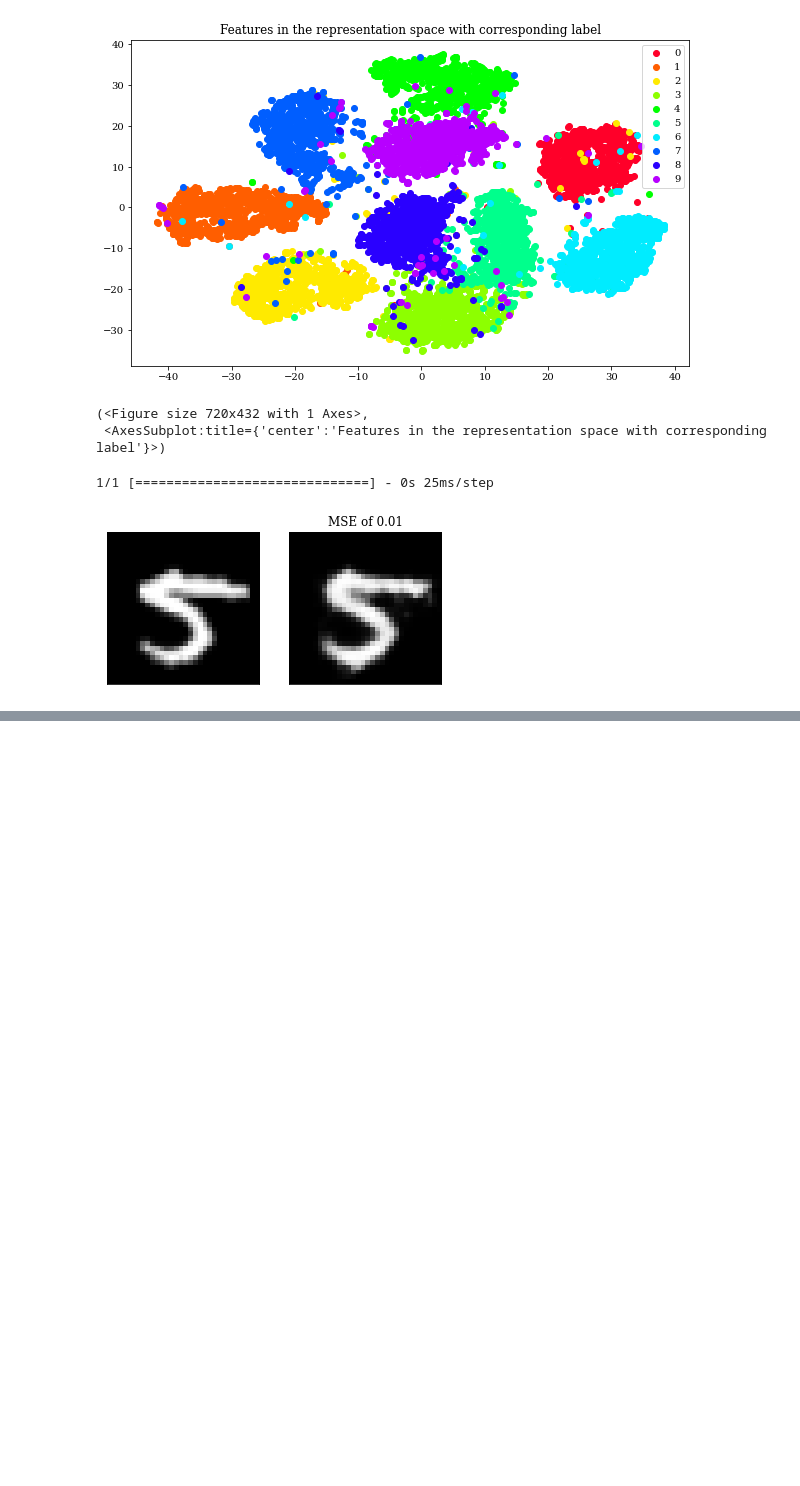
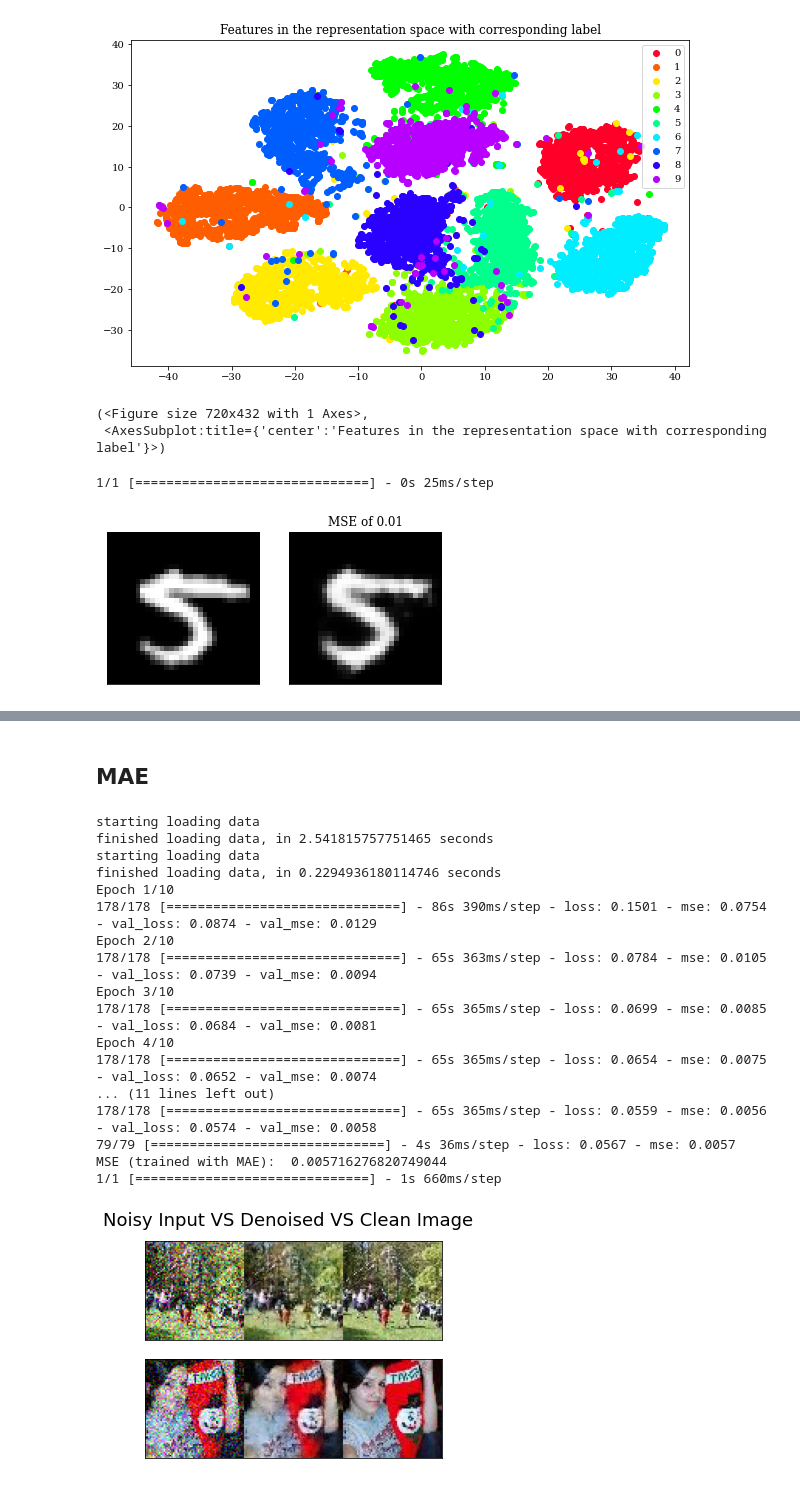
Before and after one commit to limited-fion/deep-learning-cw, a Jupyter notebook: 06_cw.ipynb, the cells around one changed output, grey strips where cells are left out. Drawn from its saved outputs; the diff is of its cells as text; code cells hidden in the pictures; blank space fills up the shorter version.

```diff
--- a/06_cw.ipynb
+++ b/06_cw.ipynb
@@ -645,0 +799,55 @@ plot_recons_original(np.expand_dims(x_test_32[ind],0), y_test[ind], conv_autoenc
+# %% [markdown]
+## MAE
+# %%
+def mae(true_values, predicted_values):
+    return K.mean(K.abs(predicted_values - true_values), axis=-1)
+
+x_train = get_data(get_id_dictionary(), 'train')
+x_test = get_data(get_id_dictionary(), 'test')
+
+# Add noise
+x_train_noise = x_train + np.random.normal(size = x_train.shape, scale = 0.2)
+x_test_noise = x_test + np.random.normal(size = x_test.shape, scale = 0.2)
+
+model = UNet_model()
+model.compile(optimizer = Adam(lr=1e-4), loss = mae, metrics = ['mse'])
+model.fit(x_train_noise, x_train, batch_size=128, epochs=10, validation_split=0.1)
+
+_, mse = model.evaluate(x_test_noise, x_test)
+print('MSE (trained with MAE): ', mse)
+
+idx_example = np.random.randint(0, len(x_test_noise))
+x_test_denoised = model.predict(x_test_noise[idx_example:idx_example+2, ...])
+
+N=2
+start_val = 0
+fig, axes = plt.subplots(N,1)
+plt.suptitle('Noisy Input VS Denoised VS Clean Image', fontsize=18)
+for row in range(N):
+  for col in range(1):
+    idx = start_val+row+N*col
+
+    im = np.concatenate((x_test_noise[idx_example+idx], x_test_denoised[idx], x_test[idx_example+idx]), 1)
+    im = cv2.cvtColor(im.astype(np.float32), cv2.COLOR_BGR2RGB)
+    axes[row].imshow(np.clip(im, 0, 1))
+    axes[row].set_xticks([])
+    axes[row].set_yticks([])
+# %% [output]
+starting loading data
+finished loading data, in 2.541815757751465 seconds
+starting loading data
+finished loading data, in 0.2294936180114746 seconds
+Epoch 1/10
+178/178 [==============================] - 86s 390ms/step - loss: 0.1501 - mse: 0.0754 - val_loss: 0.0874 - val_mse: 0.0129
+Epoch 2/10
+178/178 [==============================] - 65s 363ms/step - loss: 0.0784 - mse: 0.0105 - val_loss: 0.0739 - val_mse: 0.0094
+Epoch 3/10
+178/178 [==============================] - 65s 365ms/step - loss: 0.0699 - mse: 0.0085 - val_loss: 0.0684 - val_mse: 0.0081
+Epoch 4/10
+178/178 [==============================] - 65s 365ms/step - loss: 0.0654 - mse: 0.0075 - val_loss: 0.0652 - val_mse: 0.0074
+... (11 lines left out)
+178/178 [==============================] - 65s 365ms/step - loss: 0.0559 - mse: 0.0056 - val_loss: 0.0574 - val_mse: 0.0058
+79/79 [==============================] - 4s 36ms/step - loss: 0.0567 - mse: 0.0057
+MSE (trained with MAE):  0.005716276820749044
+1/1 [==============================] - 1s 660ms/step
+[figure, added]
```
Also changed, not shown: parts of 13 cells of this notebook.
